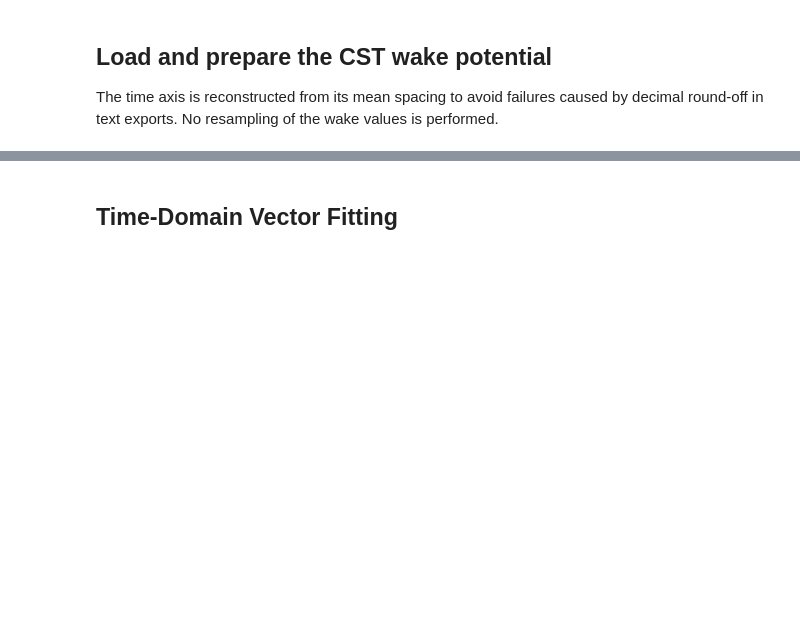
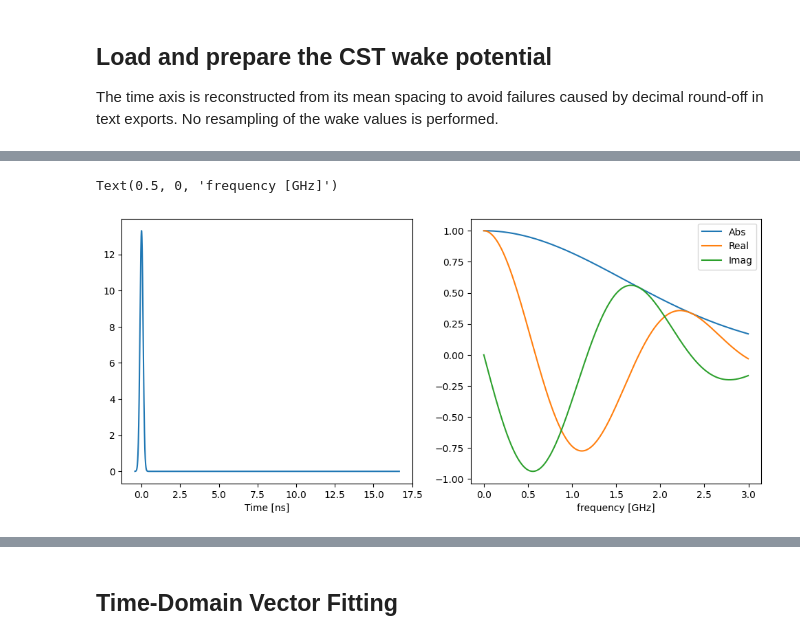
Before and after one commit to hschreib-tet/IDDEFIX, a Jupyter notebook: examples/018_compare_tdvf_resonator_wake_potential.ipynb, the cells around one changed output, grey strips where cells are left out. Saved outputs shown, nothing was run; the diff lists cells and outputs as text; code cells hidden in the pictures; blank space fills up the shorter version.

```diff
--- a/examples/018_compare_tdvf_resonator_wake_potential.ipynb
+++ b/examples/018_compare_tdvf_resonator_wake_potential.ipynb
@@ -34,24 +36,4 @@ DELIMITER = '\t'
 PLANE = 'transverse'  # 'longitudinal' or 'transverse'
 SIGMA_T = 1.0e-10     # RMS bunch duration [s]
 BUNCH_CENTER_TIME = 0.0  # CST normally centers the bunch at t=0
-TRUNCATION_TIME = 8.0e-9  # physical CST time [s], or None for all data
-
-# TD-VF model
-NUMBER_OF_REAL_POLES = 1
-NUMBER_OF_COMPLEX_PAIRS = 10
-FIT_DIRECT_TERM = True
-FIT_PROPORTIONAL_TERM = True
-MINIMUM_INITIAL_FREQUENCY = 5.0e7
-MAXIMUM_INITIAL_FREQUENCY = 3.0e9
-TDVF_MAXIMUM_ITERATIONS = 30
-TDVF_TOLERANCE = 1.0e-8
-
-# Original IDEFIX resonator model
-NUMBER_OF_RESONATORS = 10
-RS_BOUNDS = (1.0e-6, 1.0e4)
-Q_BOUNDS = (0.51, 500.0)  # analytical wake-potential formula needs Q > 0.5
-FREQUENCY_BOUNDS = (5.0e7, 3.0e9)
-RESONATOR_MAXIMUM_ITERATIONS = 300
-RESONATOR_POPULATION_SIZE = 30
-RESONATOR_TOLERANCE = 1.0e-3
-RANDOM_SEED = 42
+TRUNCATION_TIME = 17e-9  # physical CST time [s], or None for all data
@@ -166,0 +111,25 @@ plt.show()
+# %%
+# Function that will be deconvolved under the hood!
+fig, axs = plt.subplots(1, 2, figsize=(12, 5))
+
+sigma = SIGMA_T
+data_time = fit_physical_times
+lambdas = (
+    1
+    / (sigma * np.sqrt(2 * np.pi))
+    * np.exp(-(data_time**2) / (2 * sigma**2))
+    / c_light
+)
+
+axs[0].plot(data_time * 1e9, lambdas, label="charge distribution")
+axs[0].set_xlabel("Time [ns]")
+
+ff, lambadf = iddefix.compute_fft(data_time, lambdas)
+axs[1].plot(ff / 1e9, np.abs(lambadf), label="Abs")
+axs[1].plot(ff / 1e9, np.real(lambadf), label="Real")
+axs[1].plot(ff / 1e9, np.imag(lambadf), label="Imag")
+axs[1].legend()
+axs[1].set_xlabel("frequency [GHz]")
+# %% [output]
+Text(0.5, 0, 'frequency [GHz]')
+[figure, added]
```
Also changed, not shown: parts of 21 cells of this notebook, 2 other files.
